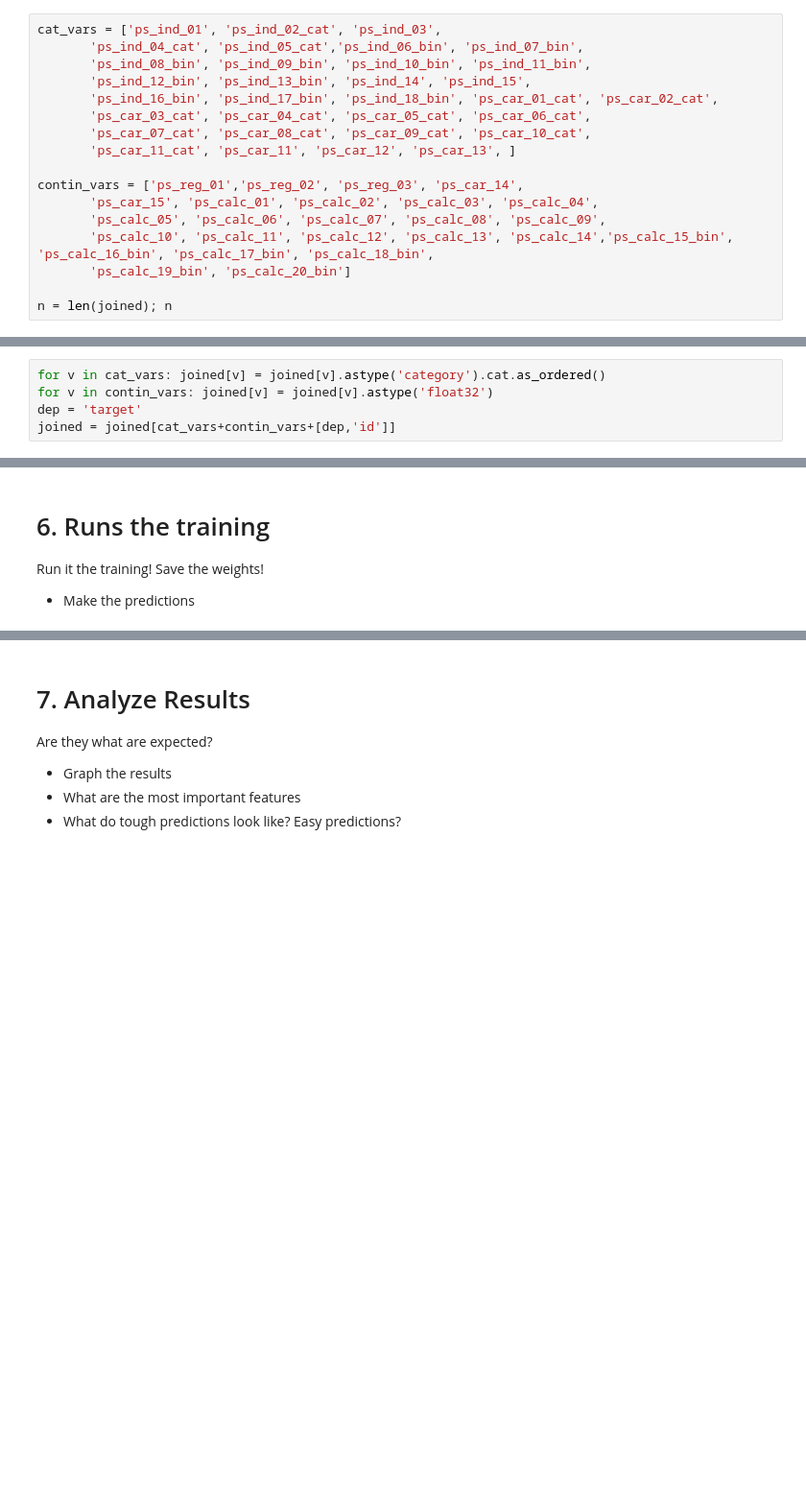
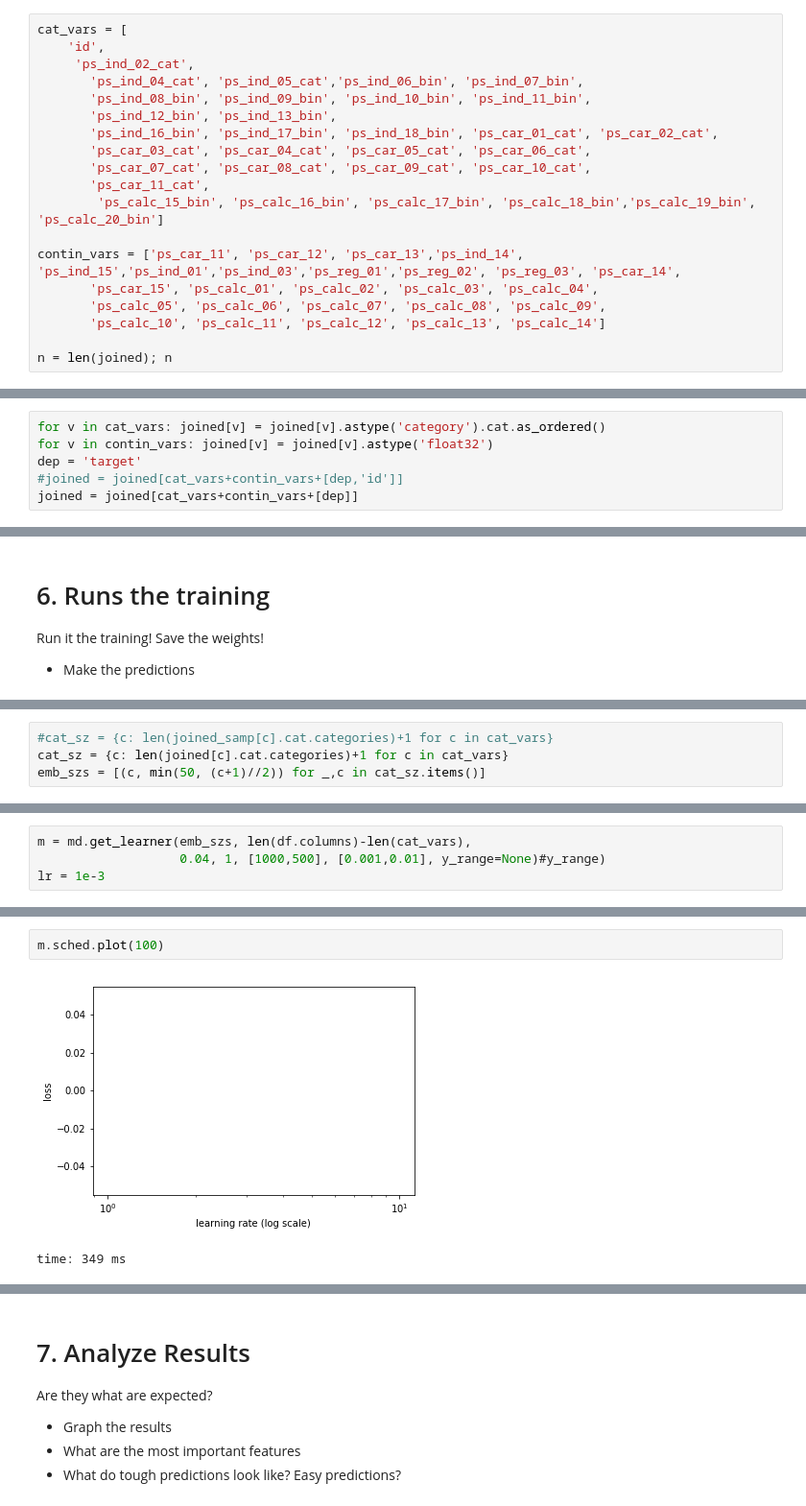
Before and after one commit to jamesdietle/PortoDriver, a Jupyter notebook: Porto-seguro-safe-driver-prediction.ipynb, the cells around one changed output, grey strips where cells are left out. Shown: that part at 96% size. Saved outputs shown, nothing was run; the diff lists cells and outputs as text; blank space fills up the shorter version.

```diff
--- a/Porto-seguro-safe-driver-prediction.ipynb
+++ b/Porto-seguro-safe-driver-prediction.ipynb
@@ -179,18 +209,20 @@ time: 3.84 ms
 # %%
-cat_vars = ['ps_ind_01', 'ps_ind_02_cat', 'ps_ind_03',
+cat_vars = [
+    'id',
+     'ps_ind_02_cat',
        'ps_ind_04_cat', 'ps_ind_05_cat','ps_ind_06_bin', 'ps_ind_07_bin',
        'ps_ind_08_bin', 'ps_ind_09_bin', 'ps_ind_10_bin', 'ps_ind_11_bin',
-       'ps_ind_12_bin', 'ps_ind_13_bin', 'ps_ind_14', 'ps_ind_15',
+       'ps_ind_12_bin', 'ps_ind_13_bin',
        'ps_ind_16_bin', 'ps_ind_17_bin', 'ps_ind_18_bin', 'ps_car_01_cat', 'ps_car_02_cat',
        'ps_car_03_cat', 'ps_car_04_cat', 'ps_car_05_cat', 'ps_car_06_cat',
        'ps_car_07_cat', 'ps_car_08_cat', 'ps_car_09_cat', 'ps_car_10_cat',
-       'ps_car_11_cat', 'ps_car_11', 'ps_car_12', 'ps_car_13', ]
+       'ps_car_11_cat',
+        'ps_calc_15_bin', 'ps_calc_16_bin', 'ps_calc_17_bin', 'ps_calc_18_bin','ps_calc_19_bin', 'ps_calc_20_bin']
 
-contin_vars = ['ps_reg_01','ps_reg_02', 'ps_reg_03', 'ps_car_14',
+contin_vars = ['ps_car_11', 'ps_car_12', 'ps_car_13','ps_ind_14', 'ps_ind_15','ps_ind_01','ps_ind_03','ps_reg_01','ps_reg_02', 'ps_reg_03', 'ps_car_14',
        'ps_car_15', 'ps_calc_01', 'ps_calc_02', 'ps_calc_03', 'ps_calc_04',
        'ps_calc_05', 'ps_calc_06', 'ps_calc_07', 'ps_calc_08', 'ps_calc_09',
-       'ps_calc_10', 'ps_calc_11', 'ps_calc_12', 'ps_calc_13', 'ps_calc_14','ps_calc_15_bin', 'ps_calc_16_bin', 'ps_calc_17_bin', 'ps_calc_18_bin',
-       'ps_calc_19_bin', 'ps_calc_20_bin']
+       'ps_calc_10', 'ps_calc_11', 'ps_calc_12', 'ps_calc_13', 'ps_calc_14']
 
 n = len(joined); n
 # %% [output]
@@ -200,5 +270,6 @@ time: 6.21 ms
 for v in cat_vars: joined[v] = joined[v].astype('category').cat.as_ordered()
 for v in contin_vars: joined[v] = joined[v].astype('float32')
 dep = 'target'
-joined = joined[cat_vars+contin_vars+[dep,'id']]
+#joined = joined[cat_vars+contin_vars+[dep,'id']]
+joined = joined[cat_vars+contin_vars+[dep]]
 # %% [output]
@@ -260,0 +326,4 @@ time: 19.6 ms
+# %%
+#cat_sz = {c: len(joined_samp[c].cat.categories)+1 for c in cat_vars}
+cat_sz = {c: len(joined[c].cat.categories)+1 for c in cat_vars}
+emb_szs = [(c, min(50, (c+1)//2)) for _,c in cat_sz.items()]
@@ -260,0 +359,4 @@ time: 19.6 ms
+# %%
+m = md.get_learner(emb_szs, len(df.columns)-len(cat_vars),
+                   0.04, 1, [1000,500], [0.001,0.01], y_range=None)#y_range)
+lr = 1e-3
@@ -260,0 +374,5 @@ time: 19.6 ms
+# %%
+m.sched.plot(100)
+# %% [output]
+[figure, added]
+time: 349 ms
```
Also changed, not shown: parts of 29 cells of this notebook.
